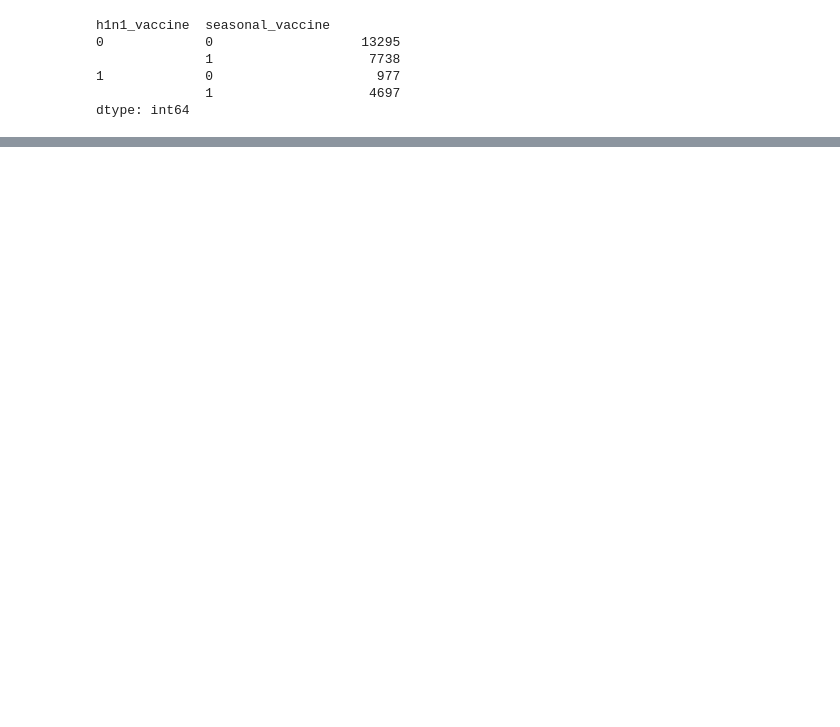
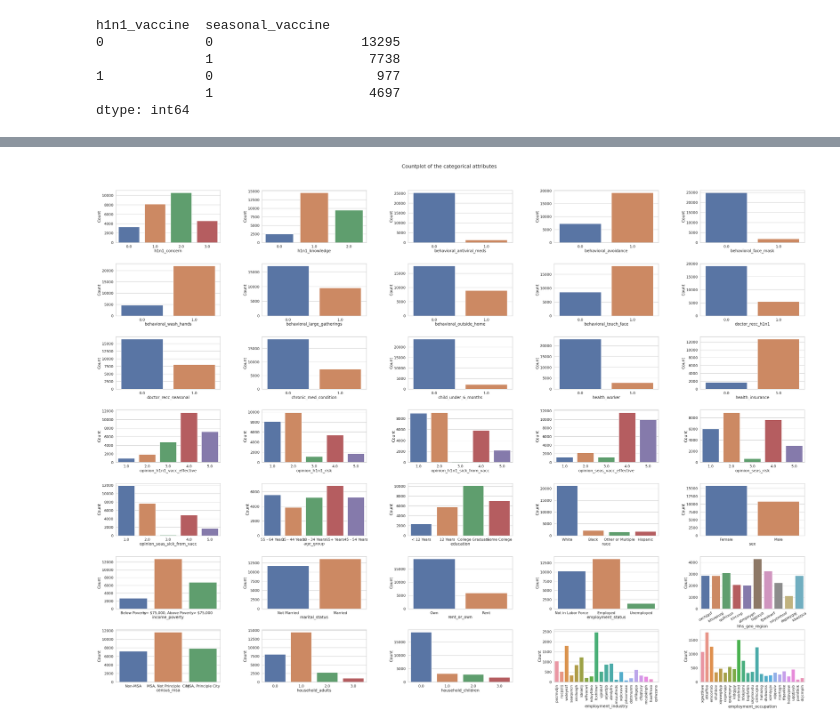
Before and after one commit to acmarkes/Flu-Vaccine---Driven-Data, a Jupyter notebook: exploration.ipynb, the cells around one changed output, grey strips where cells are left out. Cells and saved outputs as stored; diff of their text form; code cells hidden in the pictures; blank space fills up the shorter version.

```diff
--- a/exploration.ipynb
+++ b/exploration.ipynb
@@ -68,0 +170,18 @@ dtype: int64
+# %%
+sns.set(style = "whitegrid",context='poster')
+fig, axes = plt.subplots(7, 5,figsize =(75,55)) #setando as subplots num formato 5x5
+fig.suptitle('Countplot of the categorical attributes',y=0.92,fontsize=30) #título
+fig.subplots_adjust(hspace=0.4, wspace=0.4) #espaço entre as subplots pra evitar o sumiço das labels
+
+for i,ax in enumerate(axes.flat): #enumerate retorna um contador (i) junto ao objeto (ax) permitindo uma contagem fácil
+    curr_col = cat_attrs[i]
+    try:
+      sns.countplot(data = df, x=curr_col, ax=ax).set(xlabel=curr_col,ylabel='Count')
+      if len(df[curr_col].unique()) > 8:
+        ax.set_xticklabels(ax.get_xticklabels(),rotation=30)
+      if len(df[curr_col].unique()) > 12:
+        ax.set_xticklabels(ax.get_xticklabels(),rotation=90)
+    except IndexError:
+      fig.delaxes(ax)
+# %% [output]
+[figure, added]
```
Also changed, not shown: parts of 20 cells of this notebook, 1 other file.
